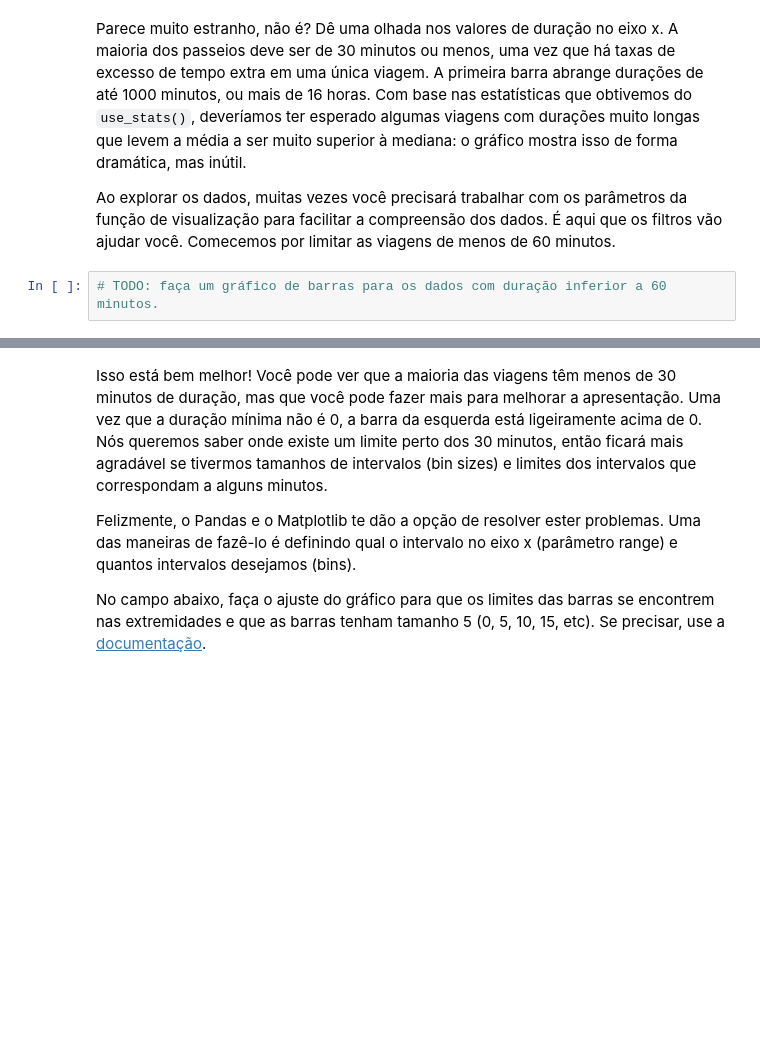
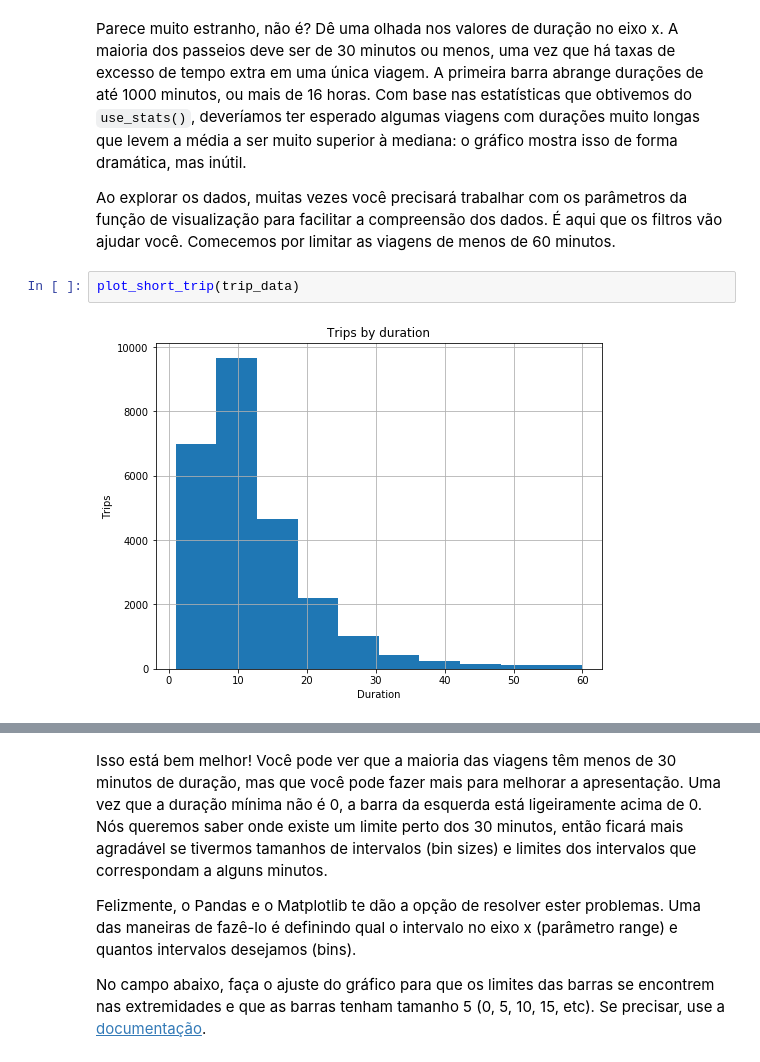
Before and after one commit to jpventura/BikeShareAnalysis, a Jupyter notebook: Analise_Bay_Area_Bike_Share-NDFDSI.ipynb, the cells around one changed output, grey strips where cells are left out. Saved outputs shown, nothing was run; the diff lists cells and outputs as text; blank space fills up the shorter version.

```diff
--- a/Analise_Bay_Area_Bike_Share-NDFDSI.ipynb
+++ b/Analise_Bay_Area_Bike_Share-NDFDSI.ipynb
@@ -320,7 +326,9 @@ plot_trip('data/201309_trip_summary.csv')
 Parece muito estranho, não é? Dê uma olhada nos valores de duração no eixo x. A maioria dos passeios deve ser de 30 minutos ou menos, uma vez que há taxas de excesso de tempo extra em uma única viagem. A primeira barra abrange durações de até 1000 minutos, ou mais de 16 horas. Com base nas estatísticas que obtivemos do `use_stats()`, deveríamos ter esperado algumas viagens com durações muito longas que levem a média a ser muito superior à mediana: o gráfico mostra isso de forma dramática, mas inútil.
 
 Ao explorar os dados, muitas vezes você precisará trabalhar com os parâmetros da função de visualização para facilitar a compreensão dos dados. É aqui que os filtros vão ajudar você. Comecemos por limitar as  viagens de menos de 60 minutos.
-# %%
-# TODO: faça um gráfico de barras para os dados com duração inferior a 60 minutos.
+# %%
+plot_short_trip(trip_data)
+# %% [output]
+[figure, added]
 # %%
 # descomente a linha abaixo para verificar o gráfico esperado.
```
Also changed, not shown: parts of 12 cells of this notebook.
